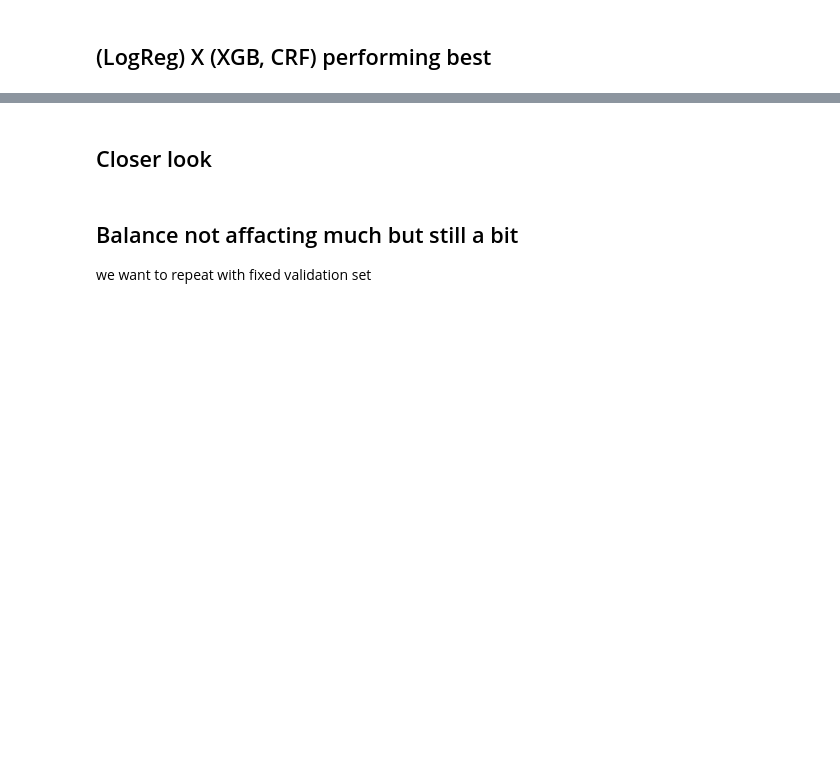
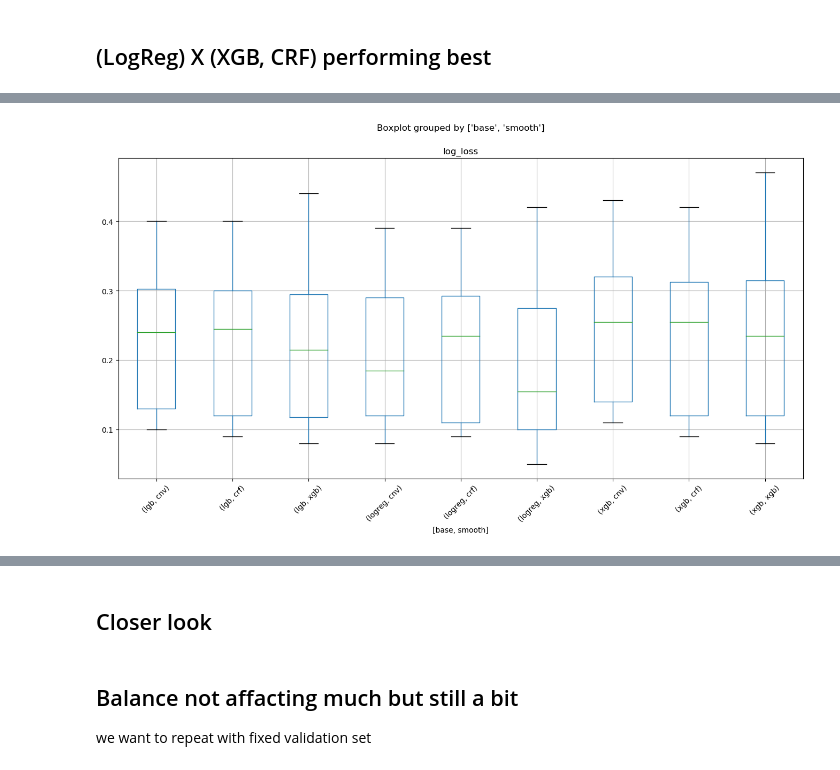
Before and after one commit to AI-sandbox/gnomix, a Jupyter notebook: benchmark/Benchmarking_eval.ipynb, the cells around one changed output, grey strips where cells are left out. Drawn from its saved outputs; the diff is of its cells as text; code cells hidden in the pictures; blank space fills up the shorter version.

```diff
--- a/benchmark/Benchmarking_eval.ipynb
+++ b/benchmark/Benchmarking_eval.ipynb
@@ -231,0 +208,5 @@ plt.show()
+# %%
+DF.boxplot(column=["log_loss"], by=["base", "smooth"], figsize=(16,8), rot="45")
+plt.show()
+# %% [output]
+[figure, added]
```
Also changed, not shown: parts of 9 cells of this notebook.
